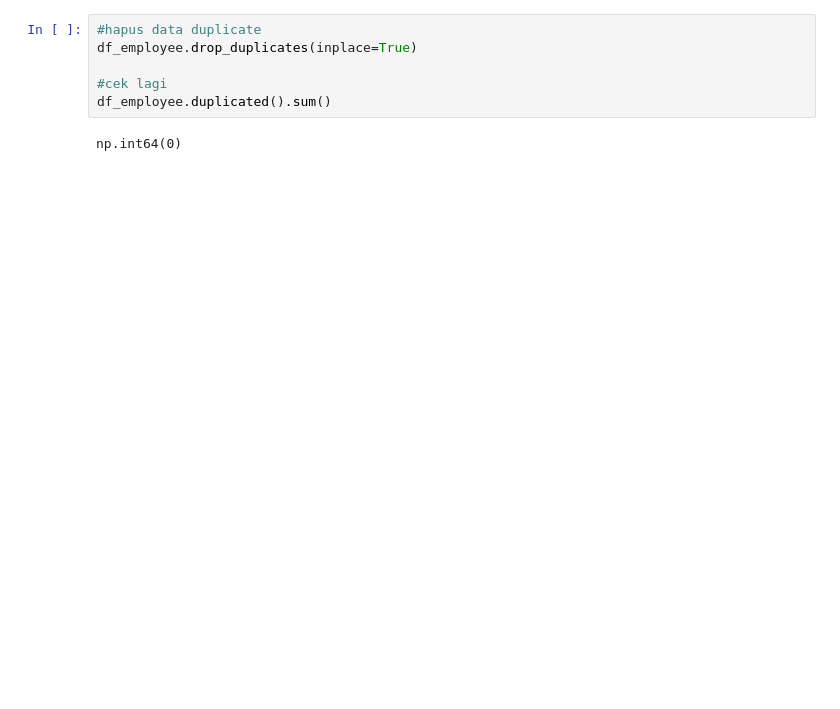
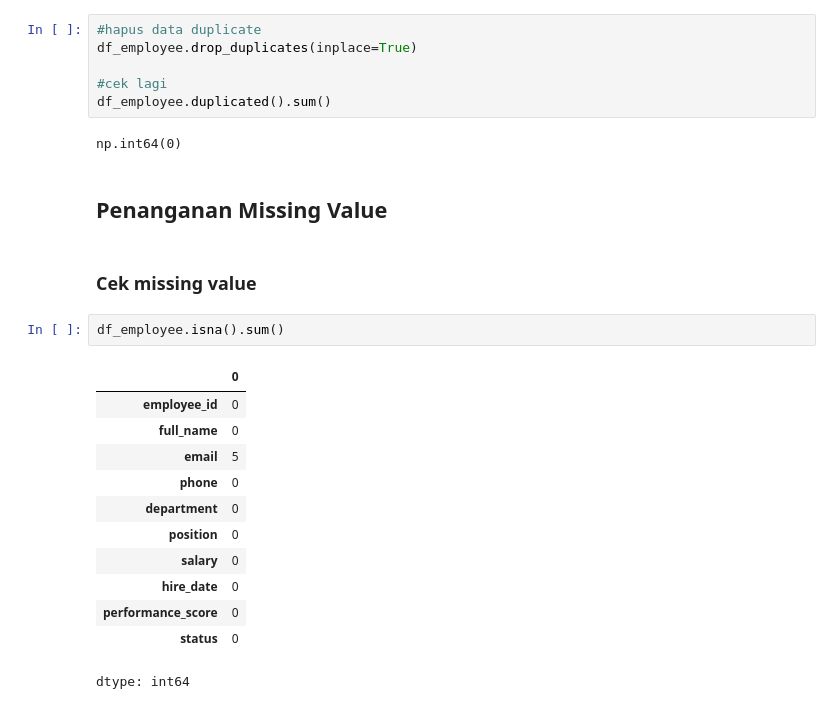
Before and after one commit to galahad20/assignment_Data_Cleaning, a Jupyter notebook: ASSIGNMENT_TEMP_DE14_DAY10_DIMAS_ABIAN_IHSAN.ipynb, the cells around one changed output. Saved outputs shown, nothing was run; the diff lists cells and outputs as text; blank space fills up the shorter version.

```diff
--- a/ASSIGNMENT_TEMP_DE14_DAY10_DIMAS_ABIAN_IHSAN.ipynb
+++ b/ASSIGNMENT_TEMP_DE14_DAY10_DIMAS_ABIAN_IHSAN.ipynb
@@ -115,3 +115,22 @@ df_employee.drop_duplicates(inplace=True)
 df_employee.duplicated().sum()
 # %% [output]
 np.int64(0)
+# %% [markdown]
+## Penanganan Missing Value
+# %% [markdown]
+### Cek missing value
+# %%
+df_employee.isna().sum()
+# %% [output]
+|  | 0 |
+| employee_id | 0 |
+| full_name | 0 |
+| email | 5 |
+| phone | 0 |
+| department | 0 |
+| position | 0 |
+| salary | 0 |
+| hire_date | 0 |
+| performance_score | 0 |
+| status | 0 |
+dtype: int64
```
Also changed, not shown: parts of 8 cells of this notebook.
